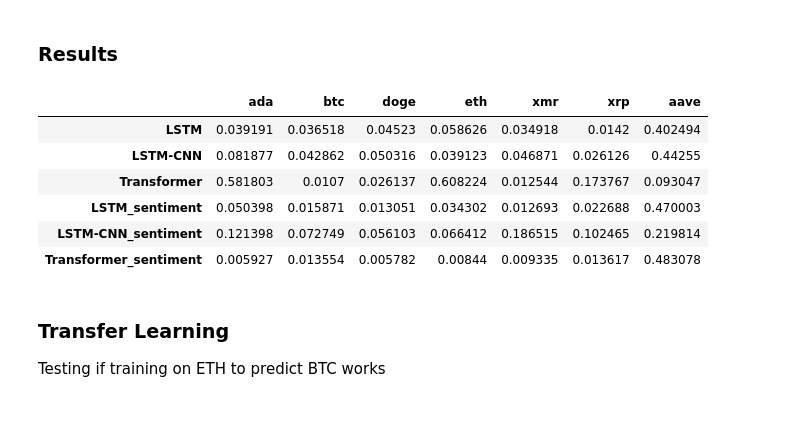
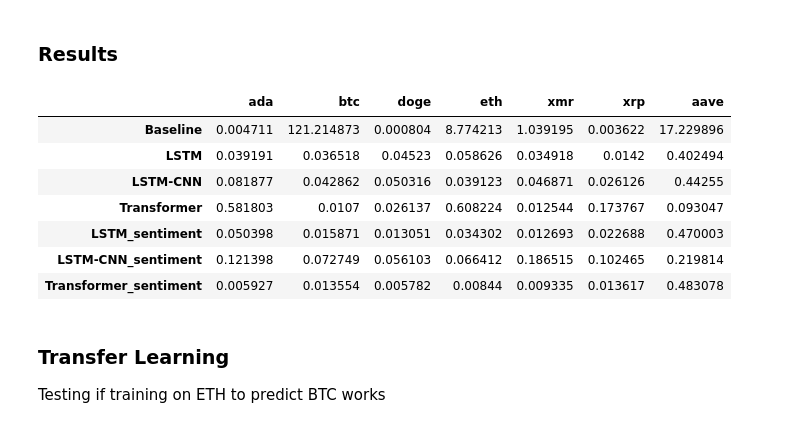
Before and after one commit to lucapetrh-dev/Transformers-Financial-Time-Series-Forecasting, a Jupyter notebook: models/run_all_sentiment.ipynb, the cells around one changed output. Cells and saved outputs as stored; diff of their text form; code cells hidden in the pictures.

```diff
--- a/models/run_all_sentiment.ipynb
+++ b/models/run_all_sentiment.ipynb
@@ -22,0 +27,17 @@ for path in file_paths:
+# %%
+def baseline_model(df):
+    df['predicted_close'] = df['close'].shift(1)
+    df = df.dropna(subset=['predicted_close'])
+    mae = mean_absolute_error(df['close'], df['predicted_close'])
+    return mae
+# %%
+baseline_results = {}
+
+for crypto, df in crypto_dfs.items():
+    mae = baseline_model(df)
+    baseline_results[crypto] = mae
+
+# Output the baseline MAE results
+print("Baseline MAE results for each cryptocurrency:")
+for crypto, mae in baseline_results.items():
+    print(f"{crypto}: {mae:.4f}")
@@ -458,21 +486,25 @@ Training completed in 1.85 seconds
 # %% [markdown]
 ### Results
 # %%
-models = ['LSTM', 'LSTM-CNN', 'Transformer', 'LSTM_sentiment', 'LSTM-CNN_sentiment', 'Transformer_sentiment']
+models = ['Baseline', 'LSTM', 'LSTM-CNN', 'Transformer', 'LSTM_sentiment', 'LSTM-CNN_sentiment', 'Transformer_sentiment']
 cryptos = ['ada', 'btc', 'doge', 'eth', 'xmr', 'xrp', 'aave']
 file_paths = ['../results/lstm.csv', '../results/lstm_cnn.csv', '../results/transformer.csv', '../results/lstm_sentiment.csv', '../results/lstm_cnn_sentiment.csv', '../results/transformer_sentiment.csv']
 
 results = pd.DataFrame(index=models, columns=cryptos)
 
+# Fill the first row with baseline results
+results.loc['Baseline'] = baseline_results
+
 # Loop through each file and each crypto to fill the DataFrame
-for model, file_path in zip(models, file_paths):
+for model, file_path in zip(models[1:], file_paths):  # start from index 1 to skip 'Baseline'
     df = pd.read_csv(file_path)
     for crypto in cryptos:
         results.at[model, crypto] = df.loc[df['Data'] == crypto, 'MAE'].values[0]
 
 results
 # %% [output]
 |  | ada | btc | doge | eth | xmr | xrp | aave |
+| Baseline | 0.004711 | 121.214873 | 0.000804 | 8.774213 | 1.039195 | 0.003622 | 17.229896 |
 | LSTM | 0.039191 | 0.036518 | 0.04523 | 0.058626 | 0.034918 | 0.0142 | 0.402494 |
 | LSTM-CNN | 0.081877 | 0.042862 | 0.050316 | 0.039123 | 0.046871 | 0.026126 | 0.44255 |
 | Transformer | 0.581803 | 0.0107 | 0.026137 | 0.608224 | 0.012544 | 0.173767 | 0.093047 |
```
Also changed, not shown: parts of 4 cells of this notebook, 2 other files.
